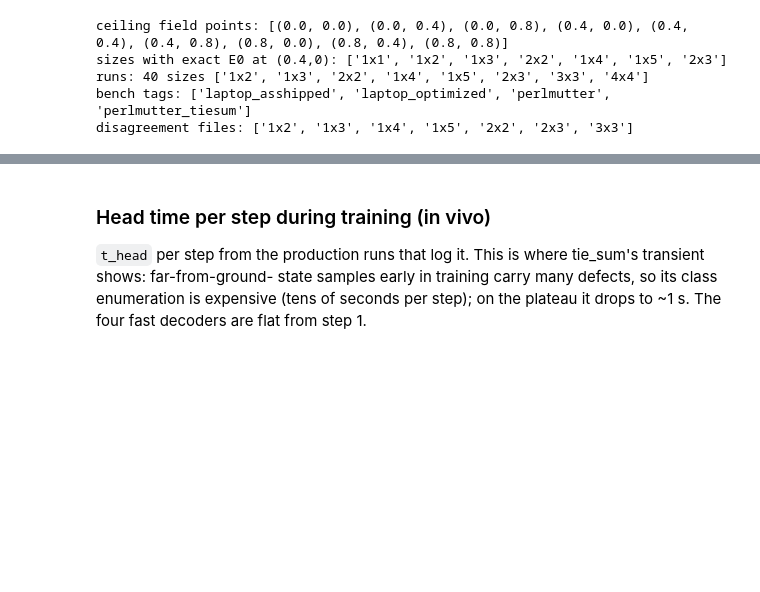
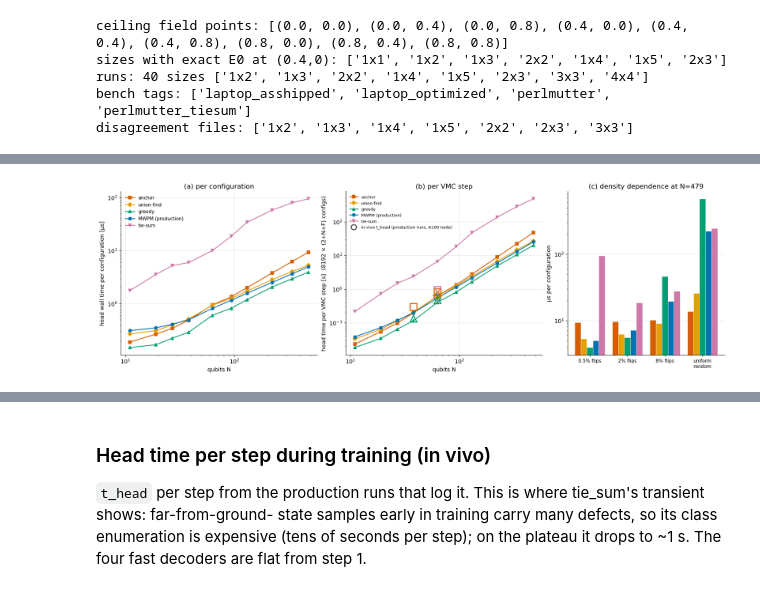
Before and after one commit to SanzharBissenali/2D-TC, a Jupyter notebook: analysis/06_decoder_scaling.ipynb, the cells around one changed output, grey strips where cells are left out. Saved outputs shown, nothing was run; the diff lists cells and outputs as text; code cells hidden in the pictures; blank space fills up the shorter version.

```diff
--- a/analysis/06_decoder_scaling.ipynb
+++ b/analysis/06_decoder_scaling.ipynb
@@ -216,0 +167,46 @@ compiled kernels, same machine, same workload).
+# %%
+TAGS_PM = [t for t in ('perlmutter', 'perlmutter_tiesum') if t in BENCH]
+DENS_MAIN = 0.005
+def bench_pts(dec, dens):
+    for t in TAGS_PM:
+        pts = BENCH[t].get(dec, {}).get('neighborhood', {}).get(dens)
+        if pts: return pts
+    return []
+
+fig, axes = plt.subplots(1, 3, figsize=(17, 5.2), constrained_layout=True, gridspec_kw={'width_ratios': [1, 1, 0.8]})
+for dec in DEC:
+    pts = bench_pts(dec, DENS_MAIN)
+    if not pts: continue
+    N = [p[0] for p in pts]
+    axes[0].plot(N, [p[1] for p in pts], DEC_MARK[dec] + '-', color=DEC_COLOR[dec], ms=6, lw=1.6, label=DEC_LABEL[dec])
+    axes[1].plot(N, [p[2] for p in pts], DEC_MARK[dec] + '-', color=DEC_COLOR[dec], ms=6, lw=1.6, label=DEC_LABEL[dec])
+for (size, dec), r in RUNS.items():
+    if np.isfinite(r['t_head']):
+        axes[1].plot(r['N'], r['t_head'], DEC_MARK[dec], color=DEC_COLOR[dec], ms=13, mfc='none', mew=2, zorder=5)
+axes[1].plot([], [], 'o', color='0.3', mfc='none', ms=10, mew=2, label='in-vivo t_head (production runs, A100 node)')
+for ax in axes[:2]:
+    ax.set_xscale('log'); ax.set_yscale('log'); ax.set_xlabel('qubits N')
+axes[0].set_ylabel('head wall time per configuration [µs]'); axes[0].set_title('(a) per configuration')
+axes[1].set_ylabel('head time per VMC step [s]  (8192 × (2+N+F) configs)'); axes[1].set_title('(b) per VMC step')
+axes[0].legend(fontsize=9, frameon=False); axes[1].legend(fontsize=8, frameon=False, loc='upper left')
+# (c) density dependence at the largest size
+Nmax = max(p[0] for d in DEC for p in bench_pts(d, DENS_MAIN)) if TAGS_PM else None
+dens_all = sorted({k for t in TAGS_PM for d in DEC for k in BENCH[t].get(d, {}).get('neighborhood', {})})
+if Nmax:
+    w = 0.8 / len(DEC); x = np.arange(len(dens_all) + 1)
+    for k, dec in enumerate(DEC):
+        vals = []
+        for dn in dens_all:
+            v = [p[1] for p in bench_pts(dec, dn) if p[0] == Nmax]; vals.append(v[0] if v else np.nan)
+        uni = [r for t in TAGS_PM for r in [] ]
+        # uniform-random column from the raw results
+        u = [rr['us_per_config_median'] for t in TAGS_PM for rr in json.load(open(f'results/diagnostics/bench_decoders_{t}.json'))['results']
+             if rr['decoder'] == dec and rr['workload'] == 'uniform' and rr['N'] == Nmax and rr.get('us_per_config_median')]
+        vals.append(u[0] if u else np.nan)
+        axes[2].bar(x + (k - 2) * w, vals, w, color=DEC_COLOR[dec], label=DEC_LABEL[dec], edgecolor='white', lw=0.6, zorder=3)
+    axes[2].set_yscale('log'); axes[2].set_xticks(x); axes[2].set_xticklabels([f'{100*d:g}% flips' for d in dens_all] + ['uniform\nrandom'], fontsize=9)
+    axes[2].set_ylabel('µs per configuration'); axes[2].set_title(f'(c) density dependence at N={Nmax}'); axes[2].grid(axis='x'); axes[2].set_axisbelow(True)
+fig.savefig(FIGDIR / 'fig1_speed_vs_N.png', dpi=200, bbox_inches='tight')
+for t in TAGS_PM:
+    m = BENCH[t]['_meta']; print(f"{t:20s} cpu={(m.get('cpu') or {}).get('model_name')} git={str(m.get('git_hash'))[:8]} {m.get('timestamp')}")
+# %% [output]
@@ -216,0 +215 @@ compiled kernels, same machine, same workload).
+[figure, added]
```
Also changed, not shown: parts of 7 cells of this notebook.
